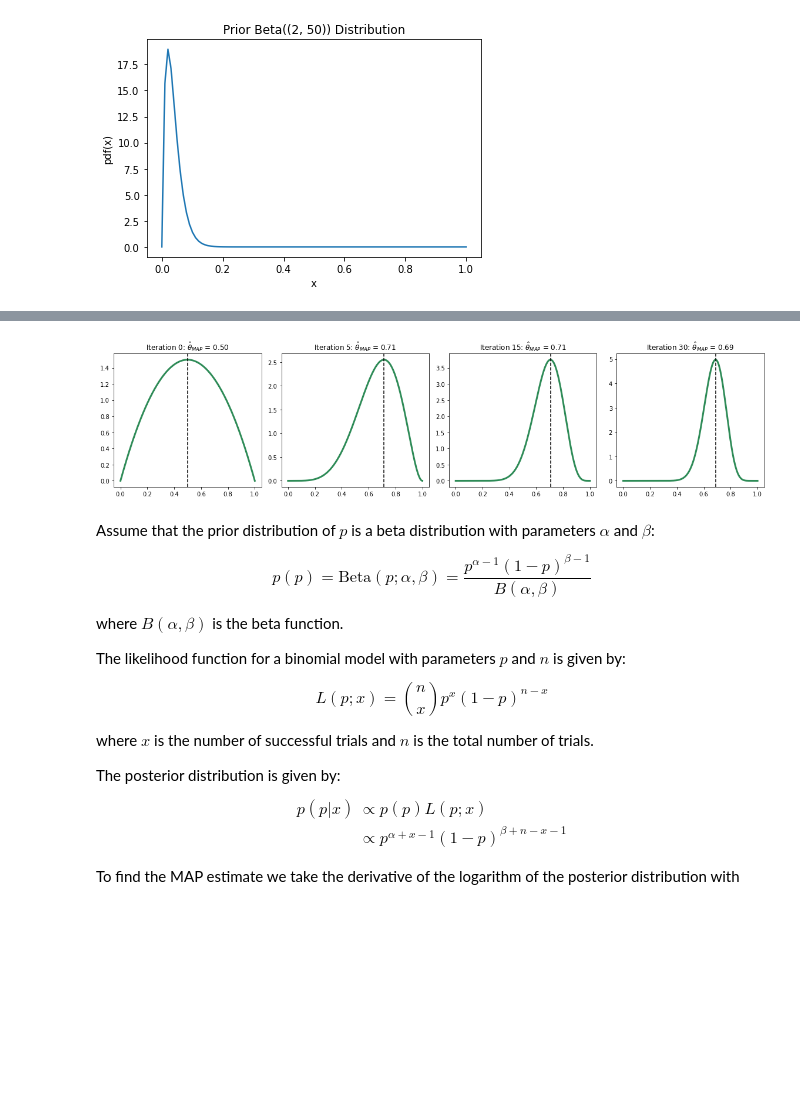
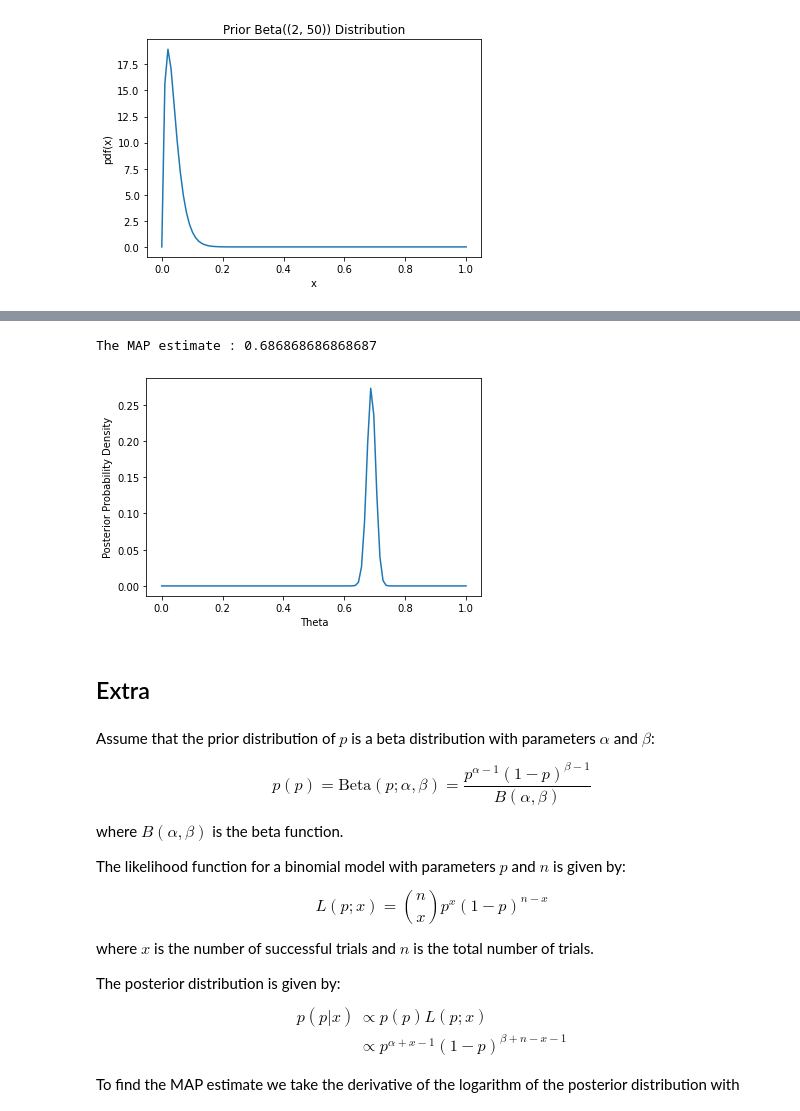
Before and after one commit to vin136/NN-foundations, a Jupyter notebook: Estimating_Probabilities.ipynb, the cells around one changed output, grey strips where cells are left out. Drawn from its saved outputs; the diff is of its cells as text; code cells hidden in the pictures; blank space fills up the shorter version.

```diff
--- a/Estimating_Probabilities.ipynb
+++ b/Estimating_Probabilities.ipynb
@@ -78,24 +33,0 @@ plt.plot(p, posterior(p, prior, likelihood, n_heads, n_tails),label='Beta(2,2) P
-# %%
-import numpy as np
-import scipy.stats as stats
-import matplotlib.pyplot as plt
-
-
-data = [1, 1, 1, 0, 0, 0, 0, 0, 0, 0]  # 1 for heads, 0 for tails
-n_heads = sum(data)
-n_tails = len(data) - n_heads
-
-prior_mean = 0.5
-prior_std = 0.1
-
-
-# Likelihood
-theta = np.linspace(0, 1, 1000)
-likelihood = stats.binom.pmf(n_heads, len(data), theta)
-
-# Prior
-prior = stats.norm.pdf(theta, prior_mean, prior_std)
-
-# Posterior
-posterior = likelihood * prior
-posterior /= np.sum(posterior)
@@ -478,22 +269,29 @@ print(posterior)
-# %%
-import scipy as sp
-beta_X = np.linspace(0, 1, 1000)
-my_color = '#2E8B57'
-fig, ax_arr = plt.subplots(ncols=4, figsize=(16,4), sharex=True)
-for i, iter_ in enumerate([0, 5, 15, 30]):
-    ax = ax_arr[i]
-    a, b = beta_arr[iter_]
-    beta_Y = sp.stats.beta.pdf(x=beta_X, a=a, b=b)
-    ax.plot(beta_X, beta_Y, color=my_color, linewidth=3)
-    if a > 1 and b > 1:
-        mode = (a-1)/(a+b-2)
-    else:
-        mode = a/(a+b)
-    ax.axvline(x=mode, linestyle='--', color='k')
-    ax.set_title('Iteration %d: $\hat{\\theta}_{MAP}$ = %.2f'%(iter_, mode))
-fig.tight_layout()
-# %% [output]
-[figure, removed]
+# %%
+import numpy as np
+from scipy.stats import binom, norm
+import matplotlib.pyplot as plt
+
+
+data = y_obs
+
+# Compute posterior distribution of theta
+prior = norm(0, 1)
+theta_values = np.linspace(0, 1, 100)
+posterior_unnorm = [prior.pdf(theta) * binom.pmf(data.sum(), n=len(data), p=theta) for theta in theta_values]
+posterior =  posterior_unnorm/sum(posterior_unnorm)
+
+print(f"The MAP estimate : {theta_values[np.argmax(posterior)]}")
+
+# Plot posterior distribution
+plt.plot(theta_values, posterior)
+plt.xlabel('Theta')
+plt.ylabel('Posterior Probability Density')
+plt.show()
+# %% [output]
+The MAP estimate : 0.686868686868687
+[figure, added]
+# %% [markdown]
+## Extra
 # %% [markdown]
 Assume that the prior distribution of $p$ is a beta distribution with parameters $\alpha$ and $\beta$:
 
```
Also changed, not shown: parts of 50 cells of this notebook.
